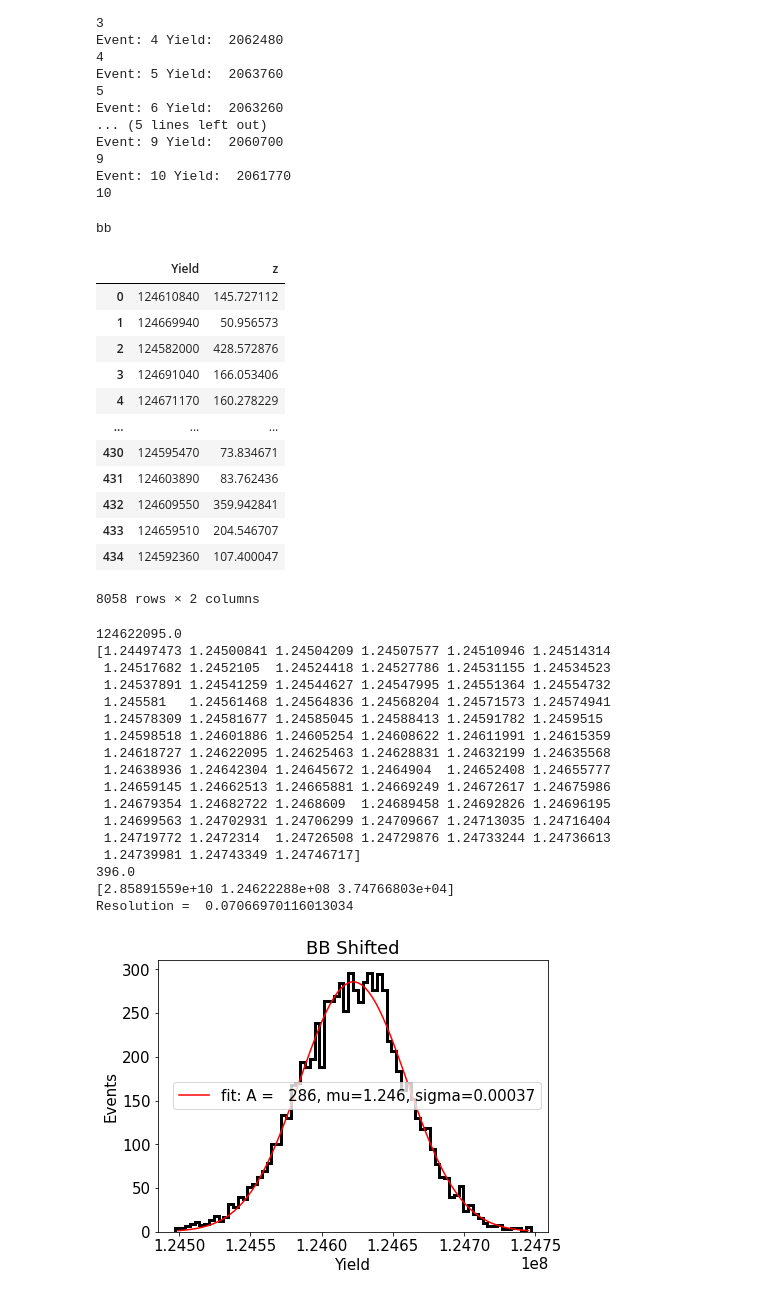
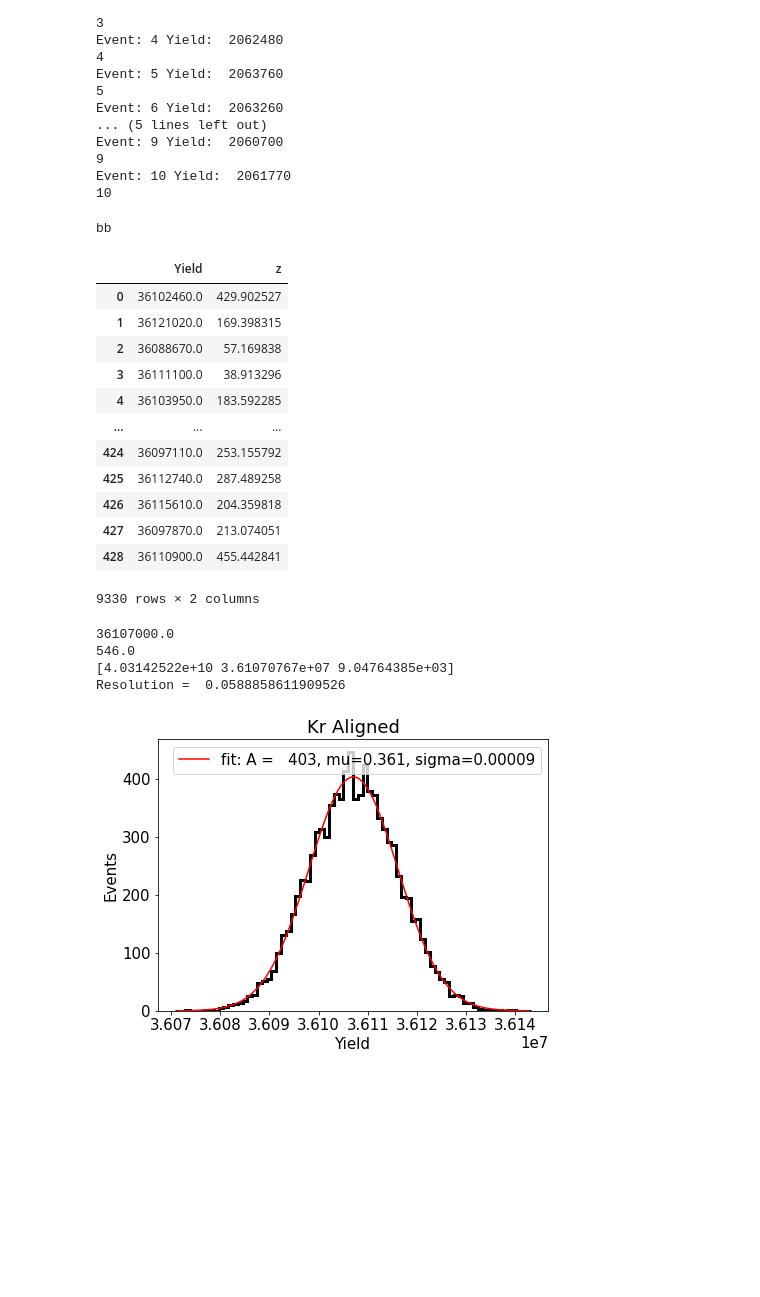
Before and after one commit to kvjmistry/GarfieldCode, a Jupyter notebook: Electroluminescence/notebooks/CalcTrackRes.ipynb, the cells around one changed output. Drawn from its saved outputs; the diff is of its cells as text; code cells hidden in the pictures; blank space fills up the shorter version.

```diff
--- a/Electroluminescence/notebooks/CalcTrackRes.ipynb
+++ b/Electroluminescence/notebooks/CalcTrackRes.ipynb
@@ -325,7 +325,7 @@ print(mode)
 # Yields_df = pd.read_hdf("../Files/Rotated/Yields_Merge_Rot30.h5")
 # Yields_df = pd.read_hdf("../Files/Rotated/Yields_Merge_Rot30Kr.h5")
 # Yields_df = pd.read_hdf("../Files/Rotated/Yields_Merge_Rot30Distv2Kr.h5")
-Yields_df = pd.read_hdf("../Files/Rotated/Yields_Merge_Rot30Distv2.h5")
+# Yields_df = pd.read_hdf("../Files/Rotated/Yields_Merge_Rot30Distv2.h5")
 
 # Yields_df = pd.read_hdf("../Files/Shifted/Yields_Merge_ShiftedKr.h5")
 # Yields_df = pd.read_hdf("../Files/Shifted/Yields_Merge_ShiftedDistv2Kr.h5")
@@ -336,80 +336,74 @@ Yields_df = pd.read_hdf("../Files/Rotated/Yields_Merge_Rot30Distv2.h5")
 # Yields_df = pd.read_hdf("../Files/Aligned/Yields_Merge_Alignedv2.h5")
 # Yields_df = pd.read_hdf("../Files/Aligned/Yields_Merge_AlignedDistv2Kr.h5")
 # Yields_df = pd.read_hdf("../Files/Aligned/Yields_Merge_AlignedDistv2.h5")
+
+# Yields_df = pd.read_hdf("../Files/Aligned/Yields_Aligned_E15_p13.5_Kr.h5")
+Yields_df = pd.read_hdf("../Files/Aligned/Yields_Merge_Aligned_E15_p13.5_bb.h5")
+
+
 Yields = Yields_df.Yield.values
 
 display(Yields_df)
 
 
 if (mode == "kr"):
-    # bins_x = np.linspace(2.21e6, 2.23e6, 15)
-    bins_x = np.linspace(2.05e6, 2.07e6, 50)
+    bins_x = np.linspace(2.21e6, 2.23e6, 15)
+    # bins_x = np.linspace(2.05e6, 2.07e6, 50)
     scale = 1e6
+    binscale = 0.01
 else:
     bins_x = np.linspace(1.365e8, 1.366e8, 15)
     scale = 1e8
+    binscale = 0.001
 
-bins_x = np.linspace(np.median(Yields)-np.median(Yields)*0.001, np.median(Yields)+np.median(Yields)*0.001, 75)
+bins_x = np.linspace(np.median(Yields)-np.median(Yields)*binscale, np.median(Yields)+np.median(Yields)*binscale, 75)
 print(np.median(Yields))
 
 counts, xbins, _ = plt.hist(Yields, bins = bins_x, histtype="step", color = "black", linewidth=3)
 # plt.xlim(-200, 6200)
 plt.xlabel("Yield")
 plt.ylabel("Events")
 
 xbins/=scale
 
 # Fit the distribution
 def Gaussian_(x, A, mu, sigma):
     return A * np.exp(-(x-mu)*(x-mu)/(2*sigma*sigma))
 
 bin_centers = xbins+ (xbins[1]-xbins[0])/2.0
 bin_centers = bin_centers[:-1]
 
 print(max(counts)+100)
 
 popt, pcov = curve_fit(Gaussian_, bin_centers, counts, bounds  = ([max(counts)-100 , np.median(bin_centers)-np.median(bin_centers)*0.0001, 0], [max(counts)+100, np.mean(bin_centers)+np.mean(bin_centers)*0.0001, np.inf]), maxfev=50000)
 print(popt*scale)
 
 plt.plot(np.linspace(min(bin_centers)*scale, max(bin_centers)*scale, 100), Gaussian_(np.linspace(min(bin_centers), max(bin_centers), 100), *popt), 'r-',label='fit: A = %5.0f, mu=%5.3f, sigma=%5.5f' % tuple(popt))
 print("Resolution = ",100* 2.35*popt[2]/popt[1] )
 
-plt.title("BB Shifted")
+plt.title("Kr Aligned")
 plt.legend()
 plt.show()
 # %% [output]
 bb
 |  | Yield | z |
-| 0 | 124610840 | 145.727112 |
-| 1 | 124669940 | 50.956573 |
-| 2 | 124582000 | 428.572876 |
-| 3 | 124691040 | 166.053406 |
-| 4 | 124671170 | 160.278229 |
+| 0 | 36102460.0 | 429.902527 |
+| 1 | 36121020.0 | 169.398315 |
+| 2 | 36088670.0 | 57.169838 |
+| 3 | 36111100.0 | 38.913296 |
+| 4 | 36103950.0 | 183.592285 |
 | ... | ... | ... |
-| 430 | 124595470 | 73.834671 |
-| 431 | 124603890 | 83.762436 |
-| 432 | 124609550 | 359.942841 |
-| 433 | 124659510 | 204.546707 |
-| 434 | 124592360 | 107.400047 |
+| 424 | 36097110.0 | 253.155792 |
+| 425 | 36112740.0 | 287.489258 |
+| 426 | 36115610.0 | 204.359818 |
+| 427 | 36097870.0 | 213.074051 |
+| 428 | 36110900.0 | 455.442841 |
-8058 rows × 2 columns
+9330 rows × 2 columns
-124622095.0
-[1.24497473 1.24500841 1.24504209 1.24507577 1.24510946 1.24514314
- 1.24517682 1.2452105  1.24524418 1.24527786 1.24531155 1.24534523
- 1.24537891 1.24541259 1.24544627 1.24547995 1.24551364 1.24554732
- 1.245581   1.24561468 1.24564836 1.24568204 1.24571573 1.24574941
- 1.24578309 1.24581677 1.24585045 1.24588413 1.24591782 1.2459515
- 1.24598518 1.24601886 1.24605254 1.24608622 1.24611991 1.24615359
- 1.24618727 1.24622095 1.24625463 1.24628831 1.24632199 1.24635568
- 1.24638936 1.24642304 1.24645672 1.2464904  1.24652408 1.24655777
- 1.24659145 1.24662513 1.24665881 1.24669249 1.24672617 1.24675986
- 1.24679354 1.24682722 1.2468609  1.24689458 1.24692826 1.24696195
- 1.24699563 1.24702931 1.24706299 1.24709667 1.24713035 1.24716404
- 1.24719772 1.2472314  1.24726508 1.24729876 1.24733244 1.24736613
- 1.24739981 1.24743349 1.24746717]
-396.0
-[2.85891559e+10 1.24622288e+08 3.74766803e+04]
-Resolution =  0.07066970116013034
+36107000.0
+546.0
+[4.03142522e+10 3.61070767e+07 9.04764385e+03]
+Resolution =  0.0588858611909526
-[figure, old version]
+[figure, new version]
 # %%
 # Make a plot of the Yield vs Z position
 plt.figure()
```
Also changed, not shown: parts of 1 cell of this notebook, 3 other files.
